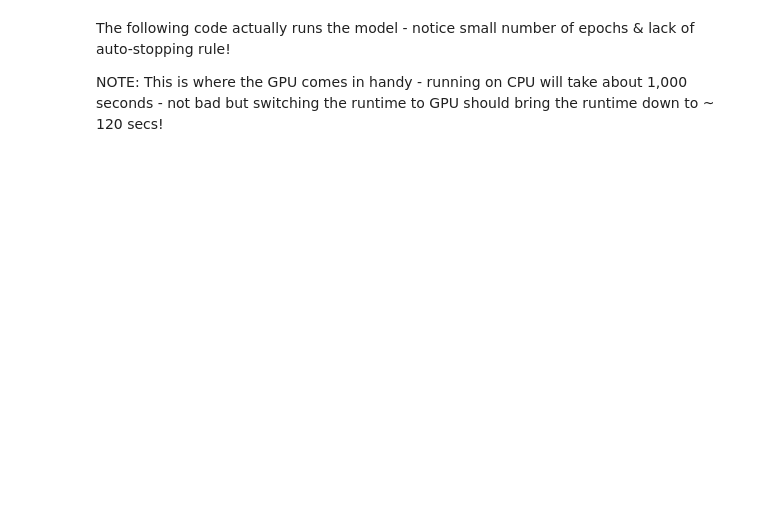
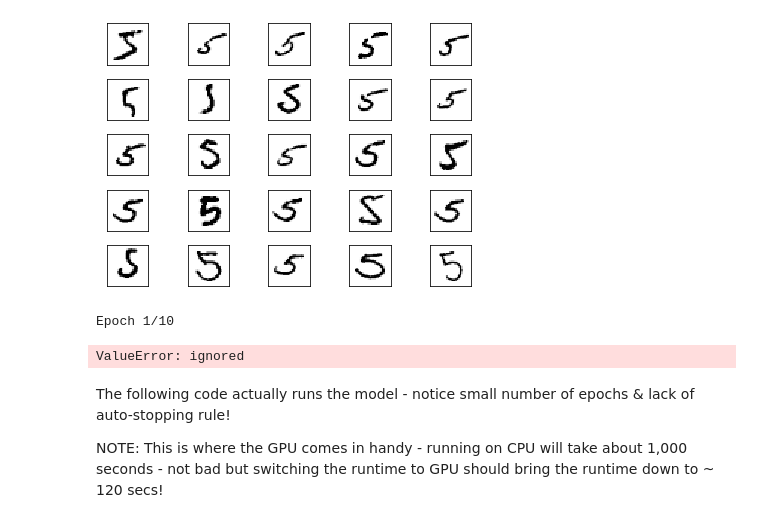
Before and after one commit to 2SUBDA/Breakouts, a Jupyter notebook: Week9_Keras_WalkThrough.ipynb, the cells around one changed output. Cells and saved outputs as stored; diff of their text form; code cells hidden in the pictures; blank space fills up the shorter version.

```diff
--- a/Week9_Keras_WalkThrough.ipynb
+++ b/Week9_Keras_WalkThrough.ipynb
@@ -30 +47,15 @@ X_test = X_test.reshape(X_test.shape[0], num_pixels).astype('float32')
+# %%
+# EXPLORE - VISUALIZE DIFFERENT VARIATIONS OF 5
+
+fig, ax = plt.subplots(nrows=5, ncols=5, sharex=True, sharey=True,)
+ax = ax.flatten()
+for i in range(25):
+    img = X_train[y_train == 5][i].reshape(28, 28)
+    ax[i].imshow(img, cmap='Greys', interpolation='nearest')
+
+ax[0].set_xticks([])
+ax[0].set_yticks([])
+plt.tight_layout()
+# %% [output]
+[figure, added]
 # %%
@@ -51,6 +80,25 @@ def baseline_model():
     # Compile model
     model.compile(loss='categorical_crossentropy', optimizer='adam', metrics=['accuracy'])
     return model
+# %%
+# MODEL - FIT THE BASE MODEL
+
+start = time.time()  # TRACK TIME
+
+model = baseline_model()
+model.fit(X_train, y_train, validation_data=(X_test, y_test), epochs=10, batch_size=200, verbose=2)
+
+# MODEL - RESULTS
+
+scores = model.evaluate(X_test, y_test, verbose=0)
+print("Baseline Error: %.2f%%" % (100-scores[1]*100))
+
+end = time.time()
+final_time = end-start
+print(final_time)  # RUN TIME OF BLOCK
+# %% [output]
+Epoch 1/10
+ValueError: ignored
 # %% [markdown]
 The following code actually runs the model - notice small number of epochs & lack of auto-stopping rule!
 
```
Also changed, not shown: parts of 8 cells of this notebook.
